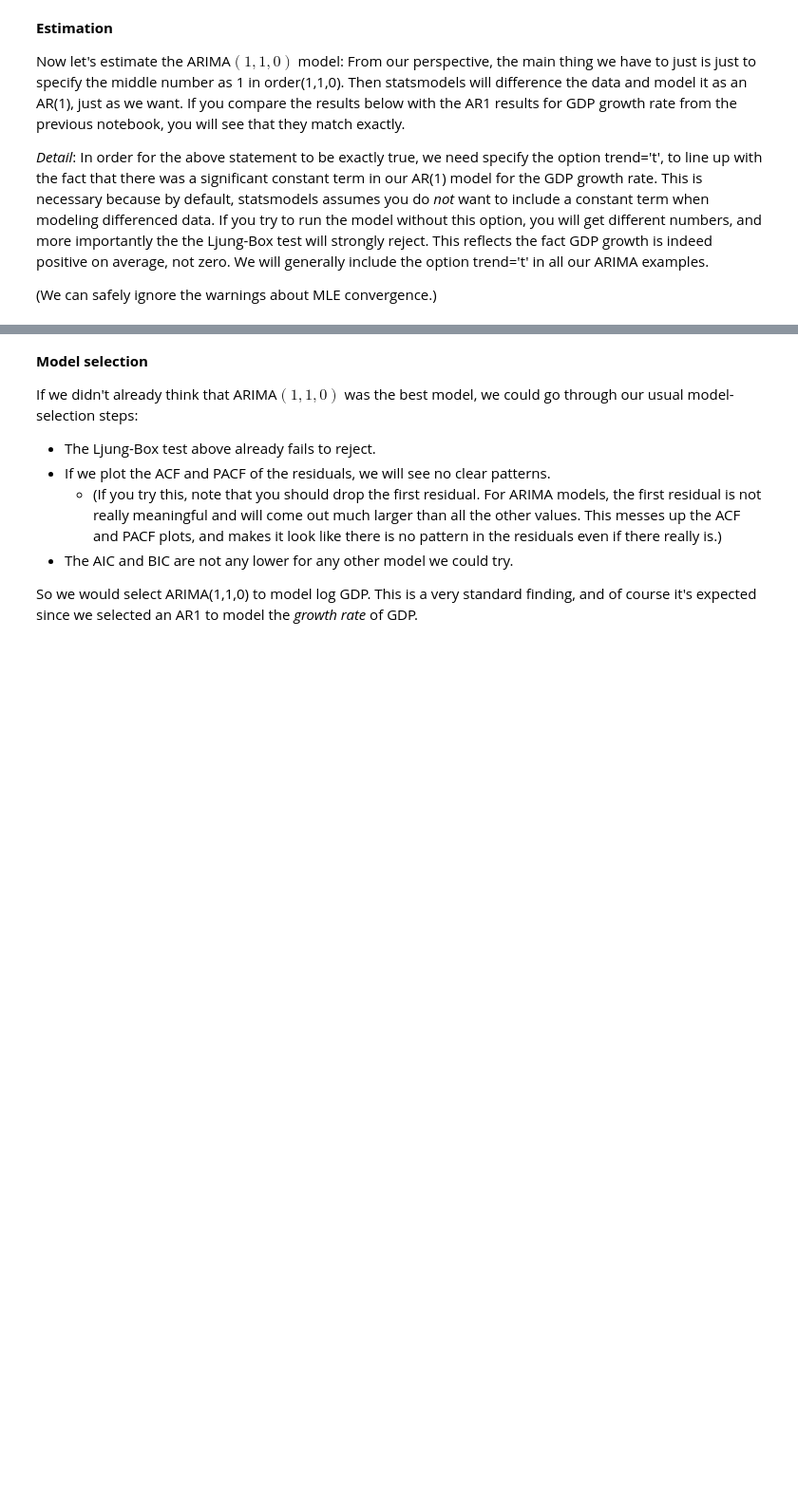
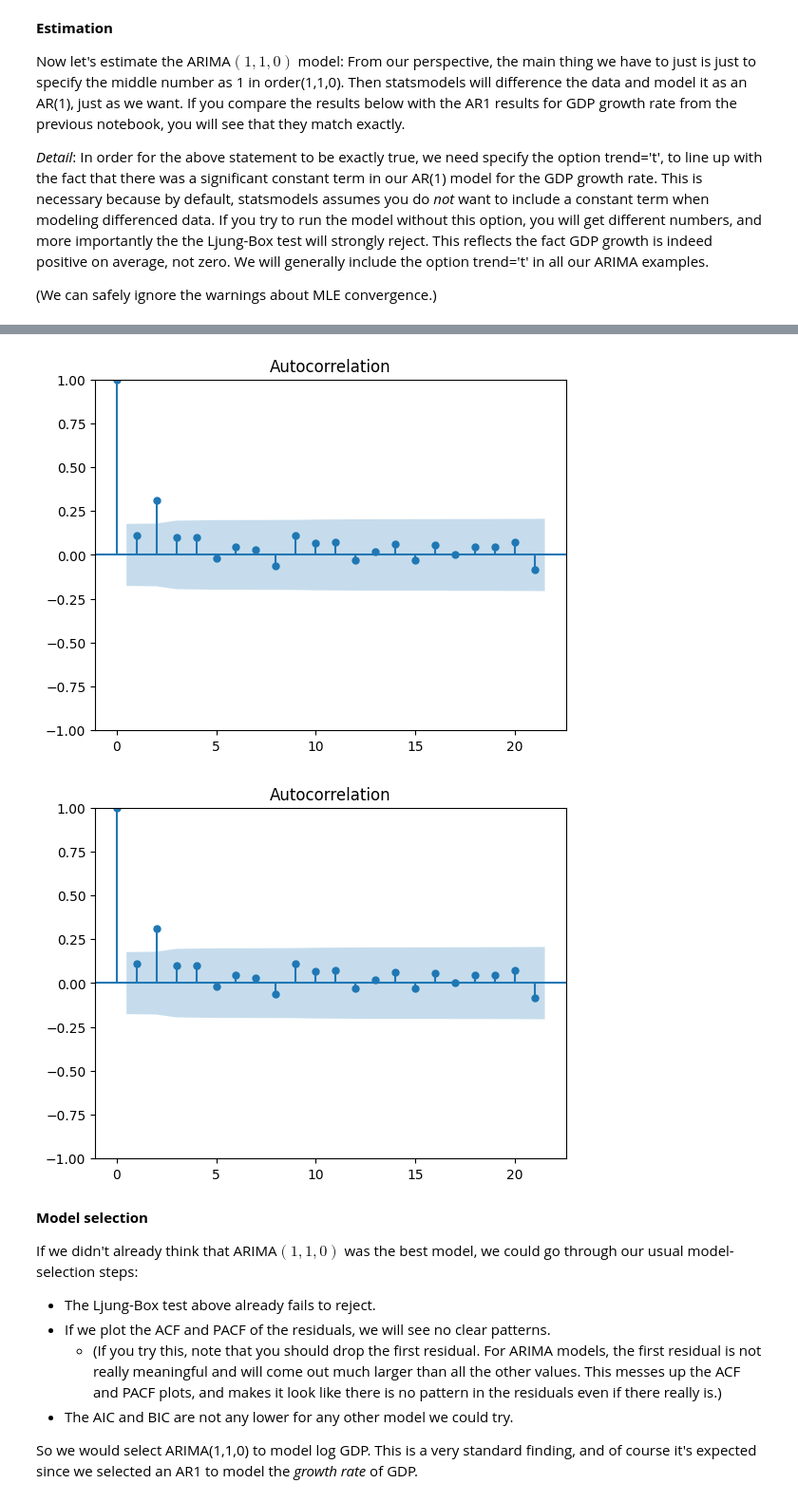
Before and after one commit to wgjm1986/FIN657, a Jupyter notebook: Week 4 and 5 - The ARMA framework/ARMA part 4 - Trends and seasonality.ipynb, the cells around one changed output, grey strips where cells are left out. Shown at 95% size. Drawn from its saved outputs; the diff is of its cells as text; code cells hidden in the pictures; blank space fills up the shorter version.

```diff
--- a/Week 4 and 5 - The ARMA framework/ARMA part 4 - Trends and seasonality.ipynb
+++ b/Week 4 and 5 - The ARMA framework/ARMA part 4 - Trends and seasonality.ipynb
@@ -143,3 +161,8 @@ Warnings:
+# %%
+plot_acf( ARIMA110_results.resid[1:] )
+# %% [output]
+[figure, added]
+[figure, added]
 # %% [markdown]
 **Model selection**
 
```
Also changed, not shown: parts of 18 cells of this notebook, 3 other files.
